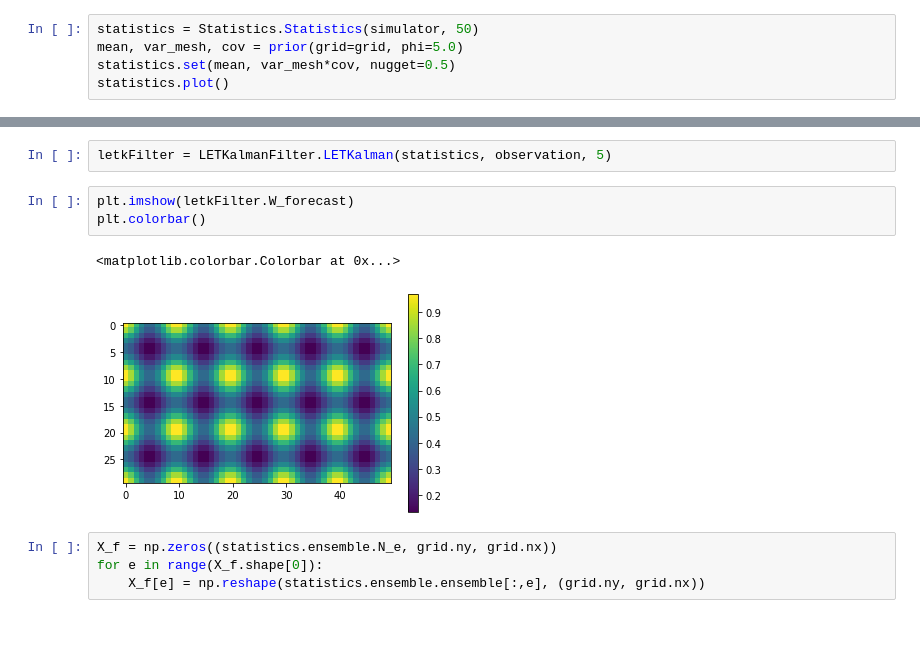
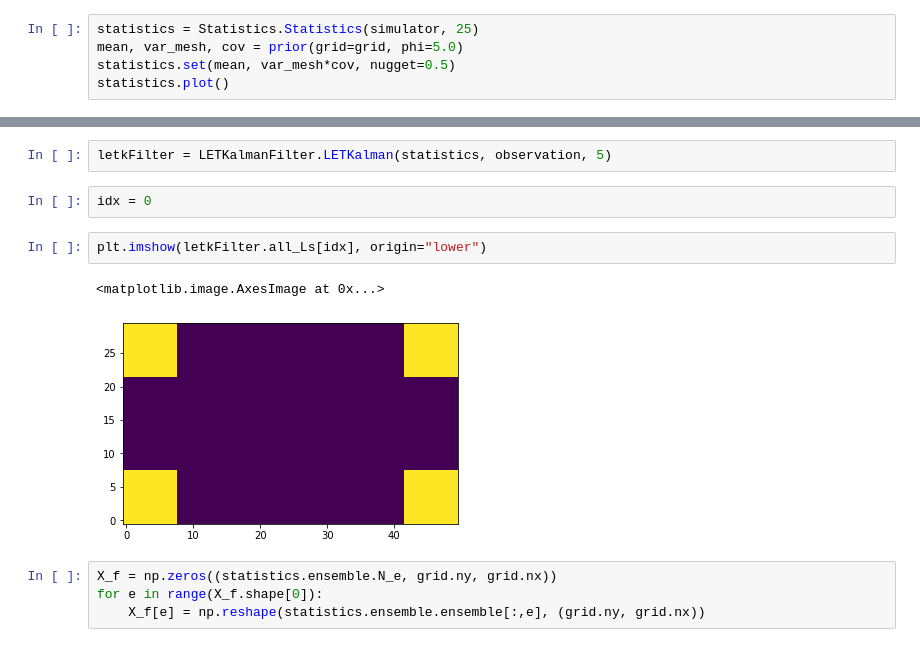
Before and after one commit to FlorianBeiser/advectionDiffusion, a Jupyter notebook: LETKFiltering.ipynb, the cells around one changed output, grey strips where cells are left out. Saved outputs shown, nothing was run; the diff lists cells and outputs as text.

```diff
--- a/LETKFiltering.ipynb
+++ b/LETKFiltering.ipynb
@@ -39,7 +39,7 @@ def prior(grid, phi):
 
     return mean, var_mesh, cov
 # %%
-statistics = Statistics.Statistics(simulator, 50)
+statistics = Statistics.Statistics(simulator, 25)
 mean, var_mesh, cov = prior(grid=grid, phi=5.0)
 statistics.set(mean, var_mesh*cov, nugget=0.5)
 statistics.plot()
@@ -212,11 +57,12 @@ def getCombinedWeights(observation_positions, scale_r, dx, dy, nx, ny, W_loc):
 # %%
 letkFilter = LETKalmanFilter.LETKalman(statistics, observation, 5)
+# %%
+idx = 0
 # %%
-plt.imshow(letkFilter.W_forecast)
-plt.colorbar()
+plt.imshow(letkFilter.all_Ls[idx], origin="lower")
 # %% [output]
-<matplotlib.colorbar.Colorbar at 0x...>
+<matplotlib.image.AxesImage at 0x...>
-[figure, old version]
+[figure, new version]
 # %%
 X_f = np.zeros((statistics.ensemble.N_e, grid.ny, grid.nx))
 for e in range(X_f.shape[0]):
```
Also changed, not shown: parts of 12 cells of this notebook, 1 other file.
